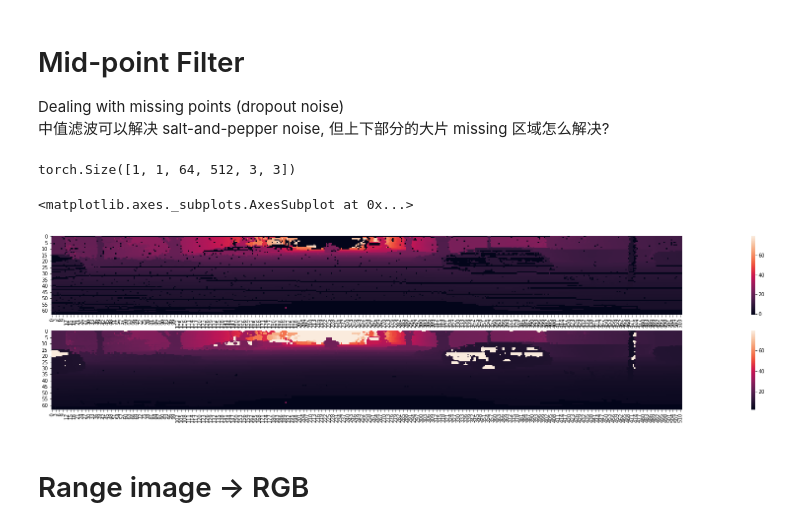
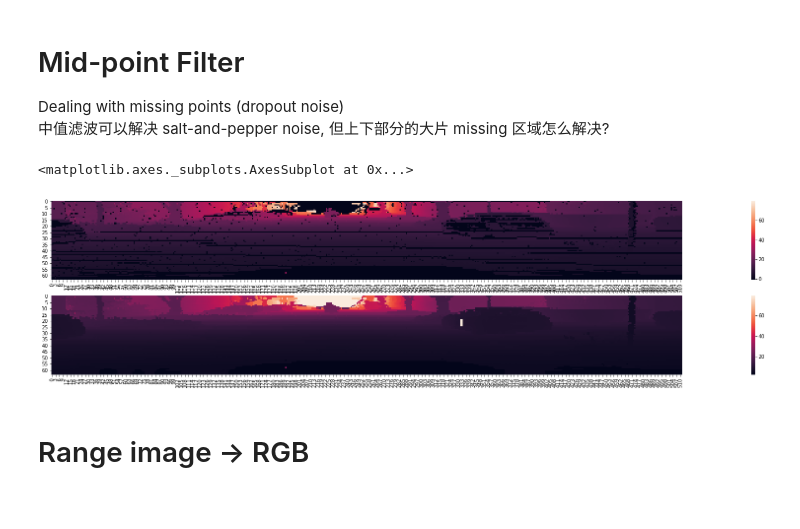
Before and after one commit to lunw1024/DenseFuseNet, a Jupyter notebook: visualization.ipynb, the cells around one changed output. Saved outputs shown, nothing was run; the diff lists cells and outputs as text; code cells hidden in the pictures.

```diff
--- a/visualization.ipynb
+++ b/visualization.ipynb
@@ -192,64 +192,64 @@ class MedianPool2d(nn.Module):
             padding = self.padding
         return padding
 
-    def forward(self, x, mask):
+    def forward(self, x):
         # using existing pytorch functions and tensor ops so that we get autograd,
         # would likely be more efficient to implement from scratch at C/Cuda level
-        mask = F.pad(mask.float(), self._padding(mask), mode='reflect').bool()
         x = F.pad(x, self._padding(x), mode='reflect')
-        mask = mask.unfold(2, self.k[0], self.stride[0]).unfold(3, self.k[1], self.stride[1])
         x = x.unfold(2, self.k[0], self.stride[0]).unfold(3, self.k[1], self.stride[1])
-        mask = mask.contiguous().view(mask.size()[:4] + (-1,)).median(dim=-1)[0]
-        x = x.contiguous().view(x.size()[:4] + (-1,)).masked_select(??).median(dim=-1)[0]
-        print(x.shape)
+        x = x.contiguous().view(x.size()[:4] + (-1,)).median(dim=-1)[0]
         return x
 # %%
-medpool = MedianPool2d()
+medpool3 = MedianPool2d()
+medpool5 = MedianPool2d(kernel_size=5)
+medpool7 = MedianPool2d(kernel_size=7)
+medpool13 = MedianPool2d(kernel_size=13)
 def fill_missing_points(tensor, mask, kernelSize=3):
     """
     Fill missing points in `tensor` indicated by `mask`
     Args:
         tensor: any H * W tensor
-        mask: boolean mask where True indicates keep original value
+        mask: boolean mask where `False` indicates missing points
     Returns:
-        combined: filled tensor
+        median: filled tensor
     """
     # TODO: deal with outliers using low pass filters: https://www.tutorialspoint.com/dip/high_pass_vs_low_pass_filters.htm
     eps = 1e-6
     k = kernelSize
     H, W = tensor.shape[0], tensor.shape[1]
+    assert H % 2 == 0
     device = tensor.device
     tensor = tensor * mask # clear the tensor
 
-    # apply median filter
-    median = medpool(tensor.unsqueeze(0).unsqueeze(0), mask.unsqueeze(0).unsqueeze(0)).squeeze()
-    median = tensor + median * torch.logical_not(mask)
+    # repeatedly apply median filter
+    median = tensor.clone()
+    medpools = [medpool3, medpool5, medpool7, medpool13]
+    for medpool in medpools:
+        median = median + medpool(median.unsqueeze(0).unsqueeze(0)).squeeze() * torch.logical_not(mask)
+        mask = median > eps
 
     # fill the top and bottom part
     # upperhalf: maximum
-    still_missing_mask_top = torch.logical_and(median < eps, torch.cat((torch.full((H//2, W), True, dtype=torch.bool, device=device), torch.full((H//2, W), False, dtype=torch.bool, device=device))))
-    maximum = torch.max(median.masked_select(torch.logical_not(still_missing_mask_top)))
-    median.masked_fill_(still_missing_mask_top, maximum)
+    mask_top = torch.cat([mask[:H//2], torch.full((H//2, W), True, dtype=bool, device=device)])
+    maximum = torch.max(median.masked_select(mask_top))
+    median.masked_fill_(torch.logical_not(mask_top), maximum)
     # lowerhalf: minimum
-    still_missing_mask_bottom = torch.logical_and(median < eps, torch.cat((torch.full((H//2, W), False, dtype=torch.bool, device=device), torch.full((H//2, W), True, dtype=torch.bool, device=device))))
-    minimum = torch.min(median.masked_select(torch.logical_not(still_missing_mask_bottom)))
-    median.masked_fill_(still_missing_mask_bottom, minimum)
-
-    combined = tensor + median * torch.logical_not(mask)
-    return combined
+    mask_bottom = torch.cat([torch.full((H//2, W), True, dtype=bool, device=device), mask[H//2:]])
+    minimum = torch.min(median.masked_select(mask_bottom))
+    median.masked_fill_(torch.logical_not(mask_bottom), minimum)
+    return median
 
 plt.figure(figsize=(50, 10))
 proj_range_filled = fill_missing_points(torch.tensor(proj_range), torch.tensor(proj_mask, dtype=torch.bool))
 
 # plot
 plt.subplot(3, 1, 1)
 sns.heatmap(proj_range, square=True)
 plt.subplot(3, 1, 2)
 sns.heatmap(proj_range_filled, square=True)
 # %% [output]
-torch.Size([1, 1, 64, 512, 3, 3])
+<matplotlib.axes._subplots.AxesSubplot at 0x...>
-<matplotlib.axes._subplots.AxesSubplot at 0x...>
-[figure, old version]
+[figure, new version]
 # %% [markdown]
 # Range image -> RGB
 # %%
```
Also changed, not shown: 7 other files.
